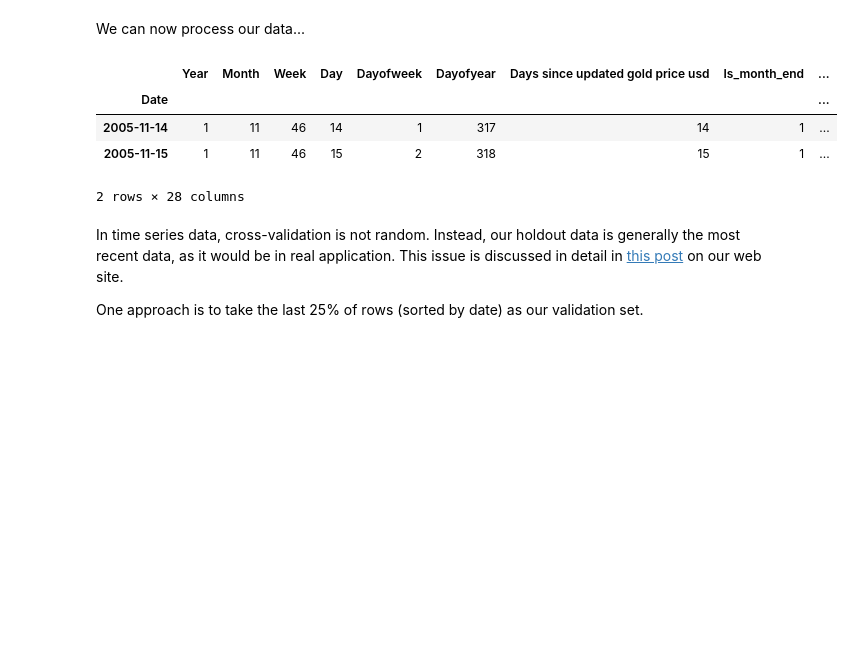
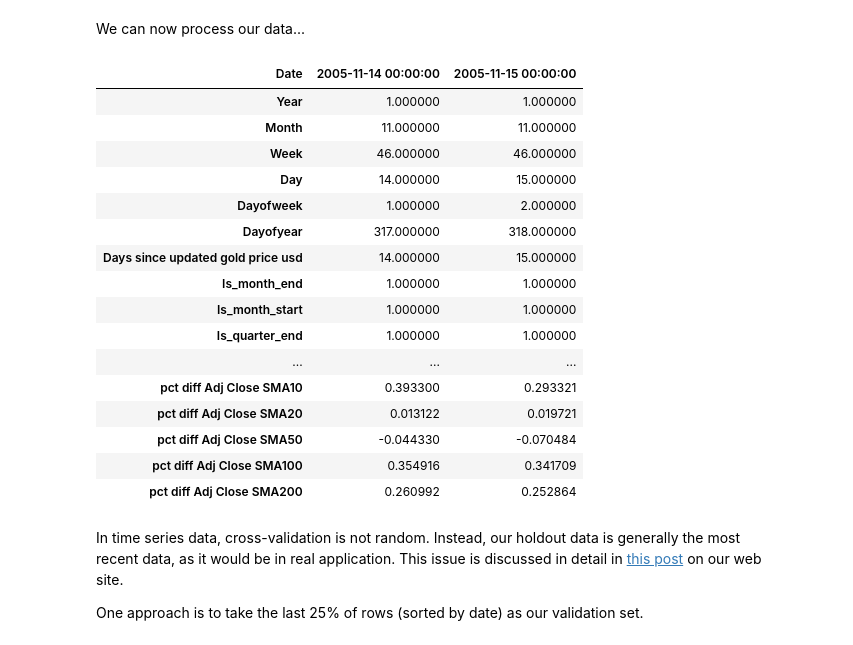
Before and after one commit to matthewrcarpenter/finance, a Jupyter notebook: Gold-fastai-test.ipynb, the cells around one changed output. Saved outputs shown, nothing was run; the diff lists cells and outputs as text; code cells hidden in the pictures; blank space fills up the shorter version.

Commit message:
paperspace Gold-fastai-test.ipynb updates

```diff
--- a/Gold-fastai-test.ipynb
+++ b/Gold-fastai-test.ipynb
@@ -194,9 +202,9 @@ Split data into train and test sets.
 # %%
 data_len = len(data)
 train_len = int(data_len * .8)
-joined = data[:train_len]
-joined_test = data[train_len:]
-del joined_test['Tomorrow Adj Close']
+joined = data[:train_len].copy()
+joined_test = data[train_len:].copy()
+#del joined_test['Tomorrow Adj Close']
 # %%
 #train.tail().T
 # %%
@@ -259,5 +262,10 @@ joined_test = joined_test[cat_vars+contin_vars+[dep, 'Date']].copy()
+# %%
+joined = joined.dropna()
+joined_test = joined_test.dropna()
 # %%
-for v in cat_vars: joined[v] = joined[v].astype('category').cat.as_ordered()
+for v in cat_vars:
+    joined[v] = joined[v].astype('category').cat.as_ordered()
+    #joined_test[v] = joined_test[v].astype('category').cat.as_ordered()
 # %%
 apply_cats(joined_test, joined)
 # %% [markdown]
@@ -271,13 +279,25 @@ We can now process our data...
 df, y, nas, mapper = proc_df(joined_samp, dep, do_scale=True)
 yl = np.log(y)
 # %%
-df.head(2)
+df.head(2).T
 # %% [output]
-|  | Year | Month | Week | Day | Dayofweek | Dayofyear | Days since updated gold price usd | Is_month_end | ... |
-| Date |  |  |  |  |  |  |  |  | ... |
-| 2005-11-14 | 1 | 11 | 46 | 14 | 1 | 317 | 14 | 1 | ... |
-| 2005-11-15 | 1 | 11 | 46 | 15 | 2 | 318 | 15 | 1 | ... |
+| Date | 2005-11-14 00:00:00 | 2005-11-15 00:00:00 |
+| Year | 1.000000 | 1.000000 |
+| Month | 11.000000 | 11.000000 |
+| Week | 46.000000 | 46.000000 |
+| Day | 14.000000 | 15.000000 |
+| Dayofweek | 1.000000 | 2.000000 |
+| Dayofyear | 317.000000 | 318.000000 |
+| Days since updated gold price usd | 14.000000 | 15.000000 |
+| Is_month_end | 1.000000 | 1.000000 |
+| Is_month_start | 1.000000 | 1.000000 |
+| Is_quarter_end | 1.000000 | 1.000000 |
+| ... | ... | ... |
+| pct diff Adj Close SMA10 | 0.393300 | 0.293321 |
+| pct diff Adj Close SMA20 | 0.013122 | 0.019721 |
+| pct diff Adj Close SMA50 | -0.044330 | -0.070484 |
+| pct diff Adj Close SMA100 | 0.354916 | 0.341709 |
+| pct diff Adj Close SMA200 | 0.260992 | 0.252864 |
-2 rows × 28 columns
 # %% [markdown]
 In time series data, cross-validation is not random. Instead, our holdout data is generally the most recent data, as it would be in real application. This issue is discussed in detail in [this post](http://www.fast.ai/2017/11/13/validation-sets/) on our web site.
 
```
Also changed, not shown: parts of 37 cells of this notebook.
